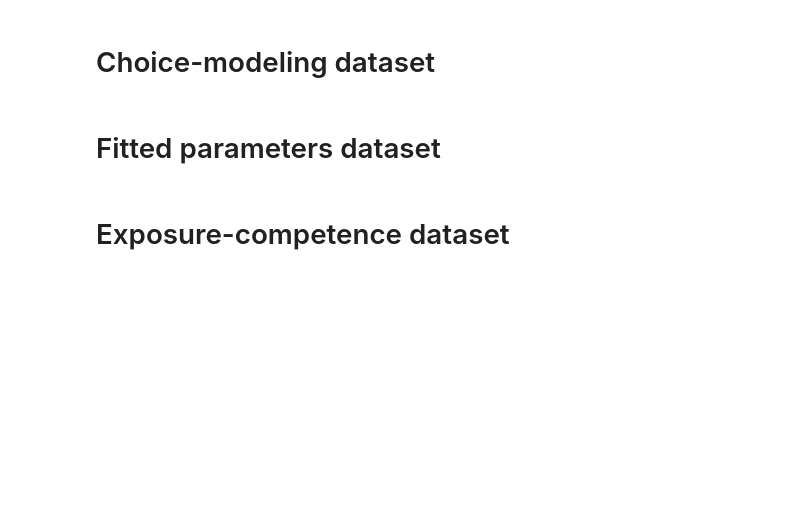
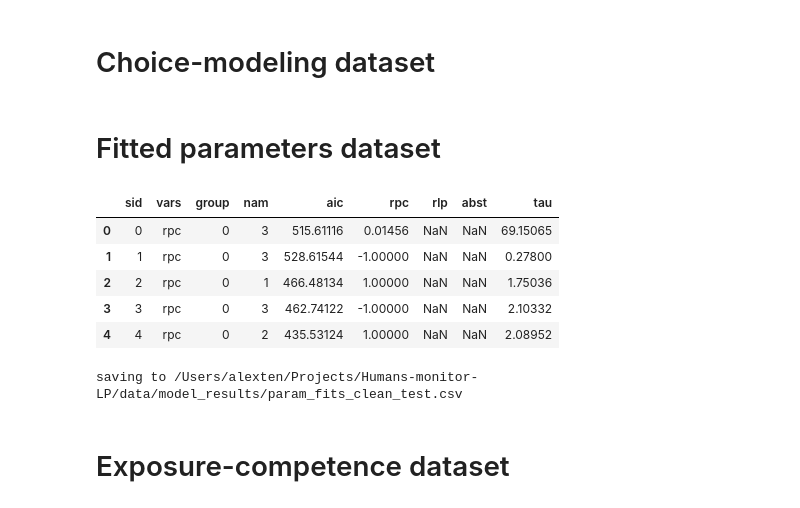
Before and after one commit to flowersteam/Humans-monitor-LP, a Jupyter notebook: prepare_data.ipynb, the cells around one changed output. Drawn from its saved outputs; the diff is of its cells as text; code cells hidden in the pictures; blank space fills up the shorter version.

```diff
--- a/prepare_data.ipynb
+++ b/prepare_data.ipynb
@@ -160,7 +160,7 @@ def make_clean_dataset(input_data_path, save_path, **kwargs):
 
     # Exclude outliers
     outlier = df_.loc[df_.high_ab | df_.high_rb, 'sid']
-    df = df.loc[~df.index.isin(outlier), :]
+    df = df.loc[~df.index.isin(outlier), :] if exclude else df
     display(df.reset_index().groupby(by='group')['sid'].nunique())
 
     # Save data
@@ -169,11 +169,17 @@ def make_clean_dataset(input_data_path, save_path, **kwargs):
         df.reset_index().to_csv(save_path, index=False)
 
 
+exclude = False
+save_path = 'data/clean_data.csv' if exclude else 'data/unclean_data.csv'
+
 make_clean_dataset(
     input_data_path = 'data/combined_main.csv',
-    save_path = 'data/clean_data.csv',
+    save_path = save_path,
 
     # Set outlier criteria
     ab_crit = 100,   # allocation variance critical value
     rb_crit = 2 ,    # response bias critical value
+
+    # Retain or not
+    exclude = exclude
 )
@@ -513,34 +530,42 @@ def prep_fitted_data(fitted_models_data_path, save_path=''):
     df_dict = dict(zip(col_names, [[] for _ in col_names]))
 
     # Iterate through DF and extract model params from stored csv strings
     for i, row in df.iterrows():
         if row.aic is np.nan: continue
         df_dict['sid'].append(i[0])
         df_dict['vars'].append(i[1])
         params = [float(p) for p in row.params.split(',')]
         df_dict['tau'].append(params.pop())
         vars_included = i[1].split(',')
         for vn in var_names:
             df_dict[vn].append(params[vars_included.index(vn)] if vn in vars_included else np.nan)
 
     # Generate DF from df_dict and merge with initial DF
     df = df.filter(items=['group','nam','aic']).merge(
         right = pd.DataFrame(df_dict).set_index(['sid', 'vars']),
         on = ['sid', 'vars']
     ).reset_index()
 
     display(df.head())
 
     # Save data
     if save_path:
         print('saving to {}'.format(path.abspath(save_path)))
         df.to_csv(save_path, index=False)
 
 
 prep_fitted_data(
-    fitted_models_data_path = 'data/model_results/param_fits_raw.csv',
+    fitted_models_data_path = 'data/model_results/param_fits.csv',
     save_path = 'data/model_results/param_fits_clean.csv'
 )
+# %% [output]
+|  | sid | vars | group | nam | aic | rpc | rlp | abst | tau |
+| 0 | 0 | rpc | 0 | 3 | 515.61116 | 0.01456 | NaN | NaN | 69.15065 |
+| 1 | 1 | rpc | 0 | 3 | 528.61544 | -1.00000 | NaN | NaN | 0.27800 |
+| 2 | 2 | rpc | 0 | 1 | 466.48134 | 1.00000 | NaN | NaN | 1.75036 |
+| 3 | 3 | rpc | 0 | 3 | 462.74122 | -1.00000 | NaN | NaN | 2.10332 |
+| 4 | 4 | rpc | 0 | 2 | 435.53124 | 1.00000 | NaN | NaN | 2.08952 |
+saving to /Users/alexten/Projects/Humans-monitor-LP/data/model_results/param_fits_clean_test.csv
 # %% [markdown]
 # Exposure-competence dataset
 # %%
```
Also changed, not shown: parts of 1 cell of this notebook, 6 other files.
